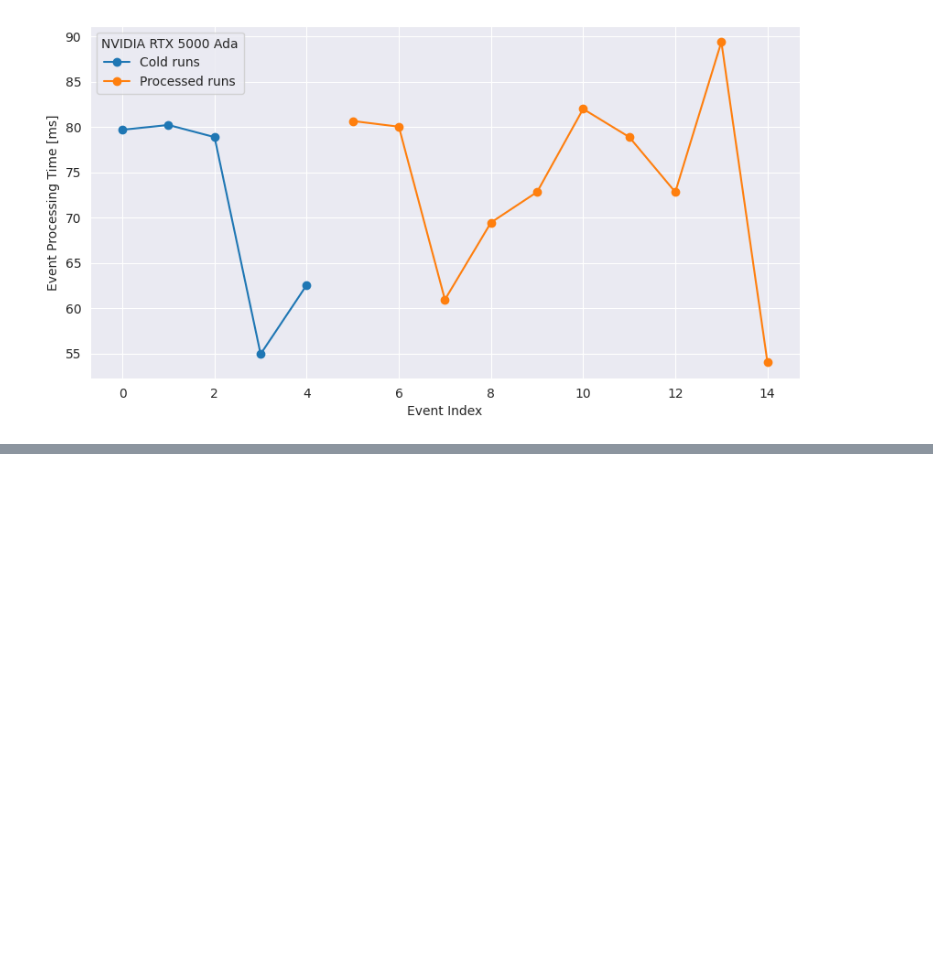
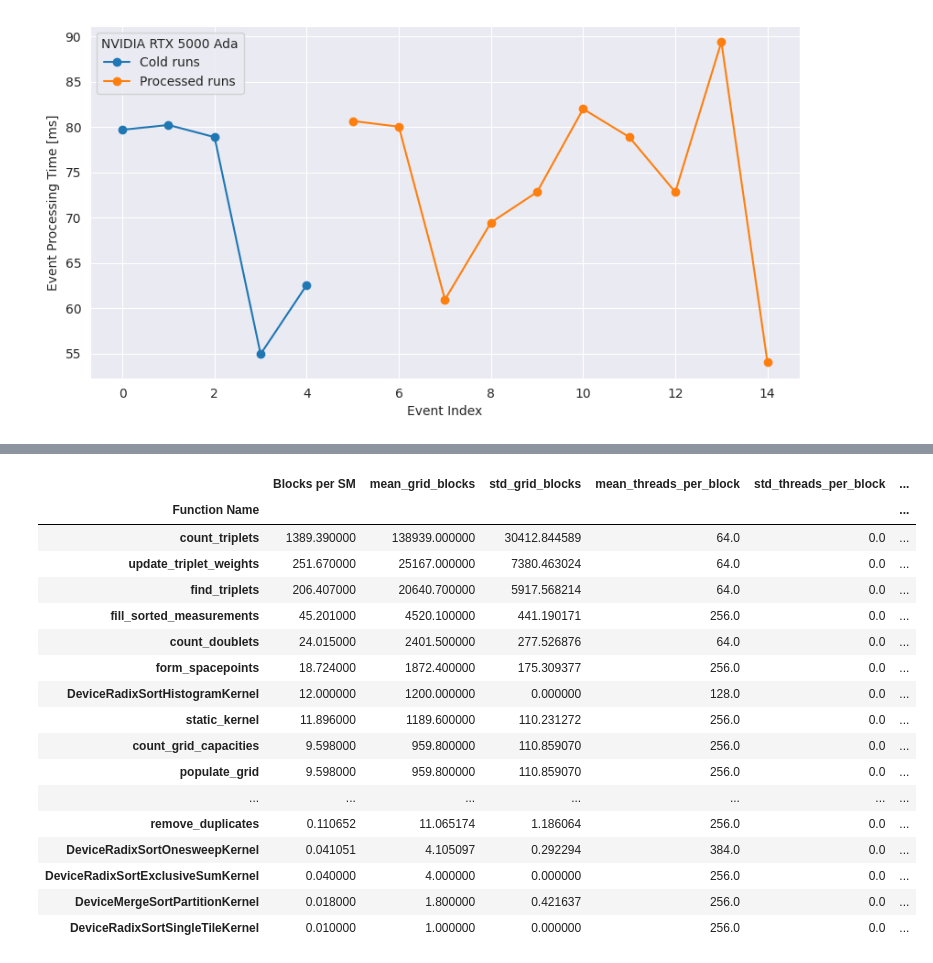
Before and after one commit to tescaria/cern-internship, a Jupyter notebook: profiling/quick_checks.ipynb, the cells around one changed output, grey strips where cells are left out. Cells and saved outputs as stored; diff of their text form; code cells hidden in the pictures; blank space fills up the shorter version.

```diff
--- a/profiling/quick_checks.ipynb
+++ b/profiling/quick_checks.ipynb
@@ -118,0 +204,22 @@ plt.show()
+# %%
+launch_summary_full = launch_stats(df, n_sms=100)
+display(launch_summary_full.sort_values("Blocks per SM", ascending=False))
+# %% [output]
+|  | Blocks per SM | mean_grid_blocks | std_grid_blocks | mean_threads_per_block | std_threads_per_block | ... |
+| Function Name |  |  |  |  |  | ... |
+| count_triplets | 1389.390000 | 138939.000000 | 30412.844589 | 64.0 | 0.0 | ... |
+| update_triplet_weights | 251.670000 | 25167.000000 | 7380.463024 | 64.0 | 0.0 | ... |
+| find_triplets | 206.407000 | 20640.700000 | 5917.568214 | 64.0 | 0.0 | ... |
+| fill_sorted_measurements | 45.201000 | 4520.100000 | 441.190171 | 256.0 | 0.0 | ... |
+| count_doublets | 24.015000 | 2401.500000 | 277.526876 | 64.0 | 0.0 | ... |
+| form_spacepoints | 18.724000 | 1872.400000 | 175.309377 | 256.0 | 0.0 | ... |
+| DeviceRadixSortHistogramKernel | 12.000000 | 1200.000000 | 0.000000 | 128.0 | 0.0 | ... |
+| static_kernel | 11.896000 | 1189.600000 | 110.231272 | 256.0 | 0.0 | ... |
+| count_grid_capacities | 9.598000 | 959.800000 | 110.859070 | 256.0 | 0.0 | ... |
+| populate_grid | 9.598000 | 959.800000 | 110.859070 | 256.0 | 0.0 | ... |
+| ... | ... | ... | ... | ... | ... | ... |
+| remove_duplicates | 0.110652 | 11.065174 | 1.186064 | 256.0 | 0.0 | ... |
+| DeviceRadixSortOnesweepKernel | 0.041051 | 4.105097 | 0.292294 | 384.0 | 0.0 | ... |
+| DeviceRadixSortExclusiveSumKernel | 0.040000 | 4.000000 | 0.000000 | 256.0 | 0.0 | ... |
+| DeviceMergeSortPartitionKernel | 0.018000 | 1.800000 | 0.421637 | 256.0 | 0.0 | ... |
+| DeviceRadixSortSingleTileKernel | 0.010000 | 1.000000 | 0.000000 | 256.0 | 0.0 | ... |
```
Also changed, not shown: parts of 7 cells of this notebook.
